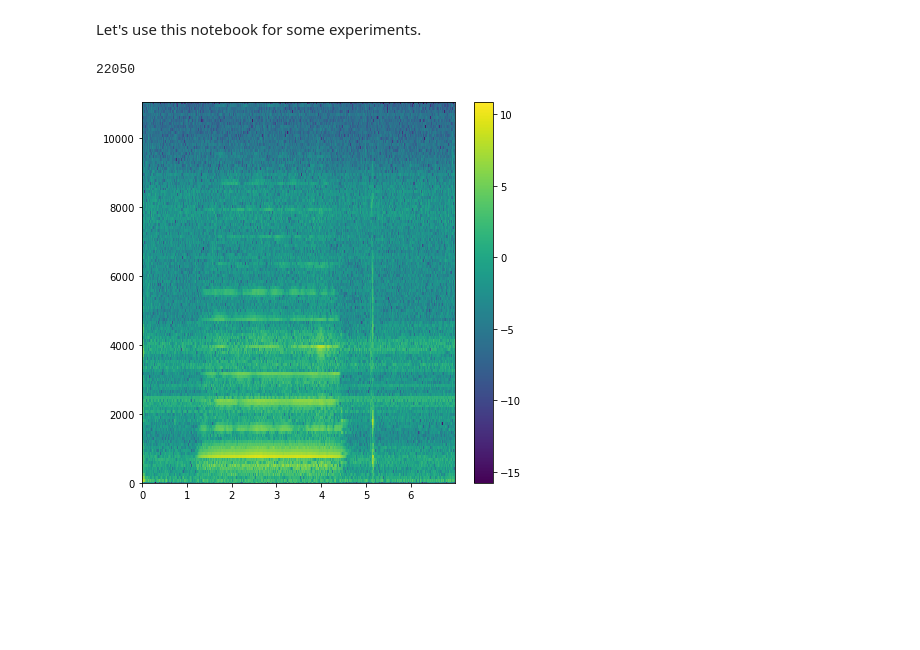
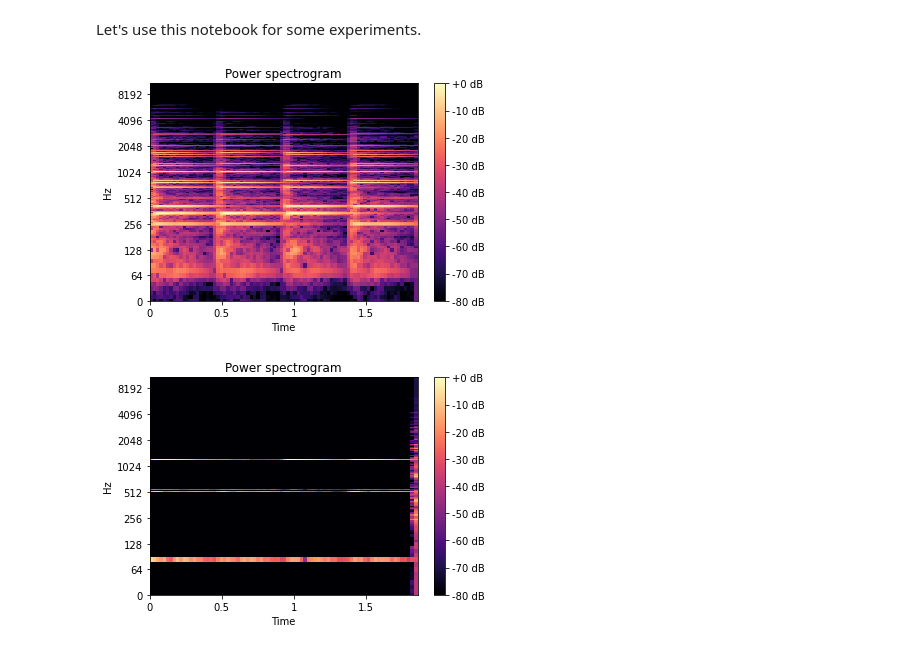
Before and after one commit to mariasoroka/StatisticalMachineLearning, a Jupyter notebook: test_notebook.ipynb, the cells around one changed output. Drawn from its saved outputs; the diff is of its cells as text; code cells hidden in the pictures; blank space fills up the shorter version.

```diff
--- a/test_notebook.ipynb
+++ b/test_notebook.ipynb
@@ -4,14 +4,20 @@ Let's use this notebook for some experiments.
 from NMF import *
 %matplotlib inline
 # %%
-filename = './data/G5.wav'
+filename = './data/test.wav'
 ViolinRecording = Recording(filename)
-print(ViolinRecording.sample_rate)
 ViolinSpectrogram = ViolinRecording.compute_spectrogram()
 ViolinSpectrogram.visualize()
 ViolinSpectrogram.restore_recording("./data/exp.wav")
+matrix_to_factorize = NMF(ViolinSpectrogram.compute_matrix())
 # matrix_to_factorize = NMF(ViolinSpectrogram.spectrogram)
-# W, H, WH = matrix_to_factorize.factorize_EM_IS(10, 100)
+W, H, WH = matrix_to_factorize.factorize_EM_IS(5, 500)
+C_matrices = matrix_to_factorize.wiener_reconstruction(W, H, WH)
 # %% [output]
-22050
-[figure, old version]
+[figure, new version]
+# %%
+new_spectrogram = Spectrogram(C_matrices[3], ViolinSpectrogram.fs)
+new_spectrogram.visualize()
+new_spectrogram.restore_recording("./data/exp_note.wav")
+# %% [output]
+[figure, added]
```
Also changed, not shown: parts of 2 cells of this notebook, 1 other file.
